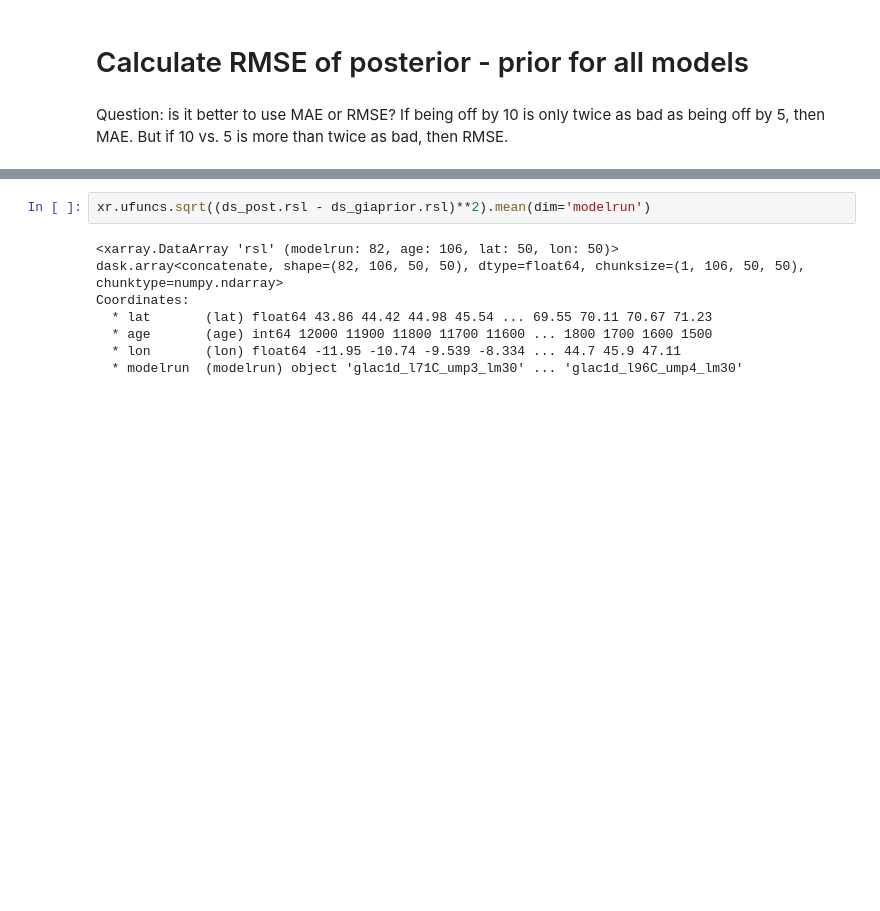
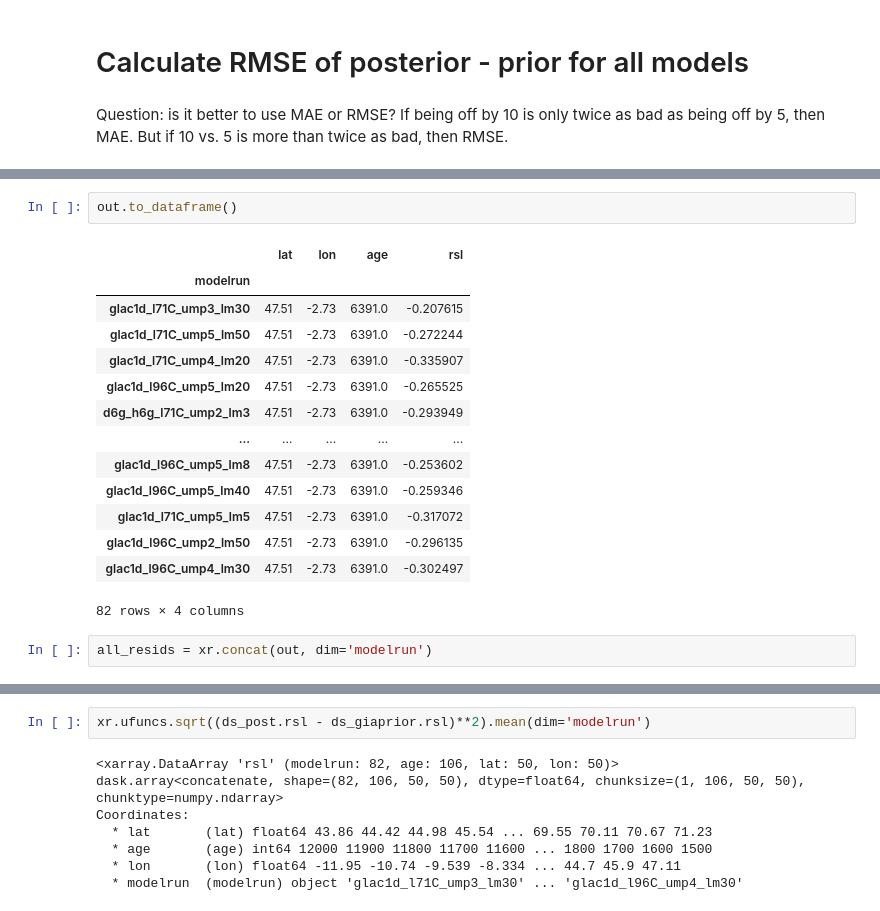
Before and after one commit to rcameronc/Holocene_readv, a Jupyter notebook: readv_postproc.ipynb, the cells around one changed output, grey strips where cells are left out. Drawn from its saved outputs; the diff is of its cells as text; blank space fills up the shorter version.

```diff
--- a/readv_postproc.ipynb
+++ b/readv_postproc.ipynb
@@ -196,0 +202,19 @@ Question: is it better to use MAE or RMSE?  If being off by 10 is only twice as
+# %%
+out.to_dataframe()
+# %% [output]
+|  | lat | lon | age | rsl |
+| modelrun |  |  |  |  |
+| glac1d_l71C_ump3_lm30 | 47.51 | -2.73 | 6391.0 | -0.207615 |
+| glac1d_l71C_ump5_lm50 | 47.51 | -2.73 | 6391.0 | -0.272244 |
+| glac1d_l71C_ump4_lm20 | 47.51 | -2.73 | 6391.0 | -0.335907 |
+| glac1d_l96C_ump5_lm20 | 47.51 | -2.73 | 6391.0 | -0.265525 |
+| d6g_h6g_l71C_ump2_lm3 | 47.51 | -2.73 | 6391.0 | -0.293949 |
+| ... | ... | ... | ... | ... |
+| glac1d_l96C_ump5_lm8 | 47.51 | -2.73 | 6391.0 | -0.253602 |
+| glac1d_l96C_ump5_lm40 | 47.51 | -2.73 | 6391.0 | -0.259346 |
+| glac1d_l71C_ump5_lm5 | 47.51 | -2.73 | 6391.0 | -0.317072 |
+| glac1d_l96C_ump2_lm50 | 47.51 | -2.73 | 6391.0 | -0.296135 |
+| glac1d_l96C_ump4_lm30 | 47.51 | -2.73 | 6391.0 | -0.302497 |
+82 rows × 4 columns
+# %%
+all_resids = xr.concat(out, dim='modelrun')
```
Also changed, not shown: parts of 9 cells of this notebook.
